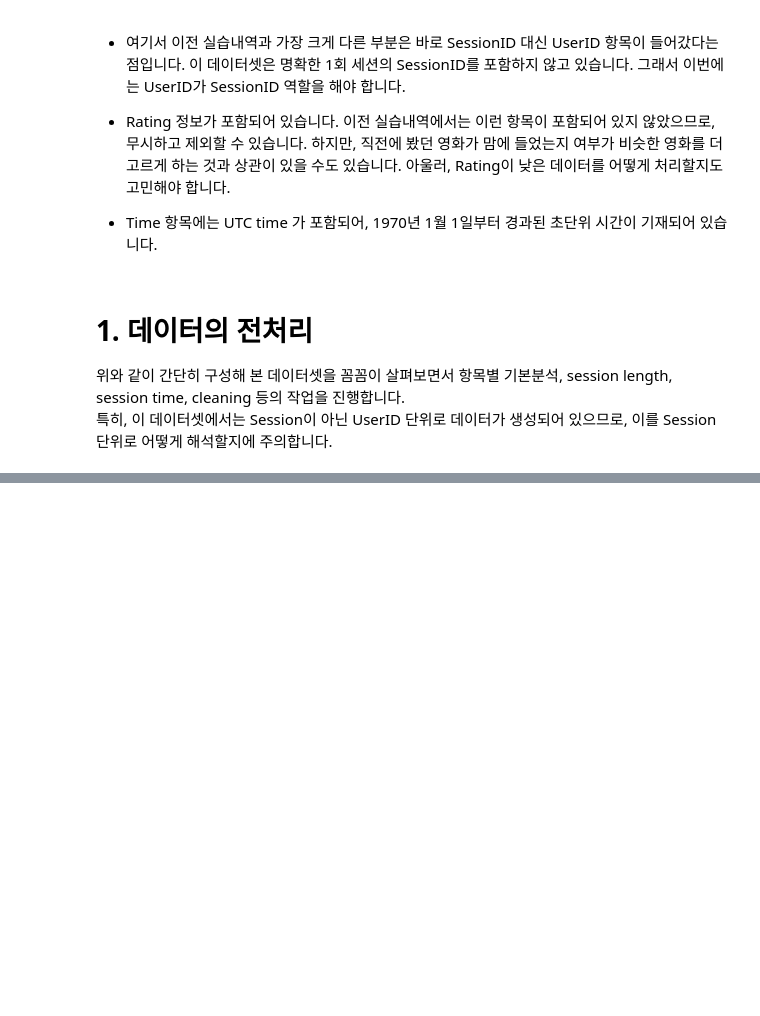
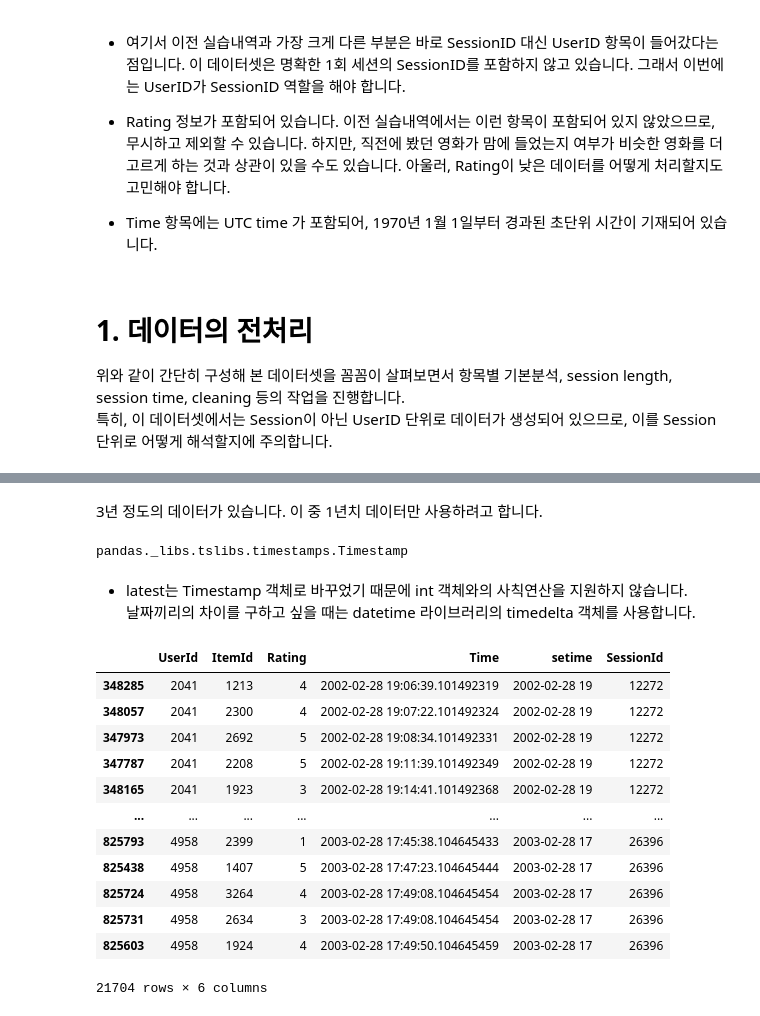
Before and after one commit to seungmiya13/LMS-Exploration, a Jupyter notebook: E12/Movielens_SBR.ipynb, the cells around one changed output, grey strips where cells are left out. Saved outputs shown, nothing was run; the diff lists cells and outputs as text; code cells hidden in the pictures; blank space fills up the shorter version.

```diff
--- a/E12/Movielens_SBR.ipynb
+++ b/E12/Movielens_SBR.ipynb
@@ -98,0 +319,9 @@ data
+# %%
+from datetime import datetime
+import time
+
+data['Time'] = data['Time'].apply(lambda x : pd.to_datetime(x))
+# %%
+oldest, latest = data['Time'].min(), data['Time'].max()
+print(oldest)
+print(latest)
@@ -98,0 +331,27 @@ data
+# %% [markdown]
+3년 정도의 데이터가 있습니다. 이 중 1년치 데이터만 사용하려고 합니다.
+# %%
+type(latest)
+# %% [output]
+pandas._libs.tslibs.timestamps.Timestamp
+# %% [markdown]
+- latest는 Timestamp 객체로 바꾸었기 때문에 int 객체와의 사칙연산을 지원하지 않습니다.
+    날짜끼리의 차이를 구하고 싶을 때는 datetime 라이브러리의 timedelta 객체를 사용합니다.
+# %%
+month_ago = latest - dt.timedelta(365)  # 최종 날짜로부터 365일 이전 날짜를 구한다.
+data = data[data['Time'] > month_ago]   # 방금 구한 날짜 이후의 데이터만 모은다.
+data.sort_values(['Time', 'SessionId'])
+# %% [output]
+|  | UserId | ItemId | Rating | Time | setime | SessionId |
+| 348285 | 2041 | 1213 | 4 | 2002-02-28 19:06:39.101492319 | 2002-02-28 19 | 12272 |
+| 348057 | 2041 | 2300 | 4 | 2002-02-28 19:07:22.101492324 | 2002-02-28 19 | 12272 |
+| 347973 | 2041 | 2692 | 5 | 2002-02-28 19:08:34.101492331 | 2002-02-28 19 | 12272 |
+| 347787 | 2041 | 2208 | 5 | 2002-02-28 19:11:39.101492349 | 2002-02-28 19 | 12272 |
+| 348165 | 2041 | 1923 | 3 | 2002-02-28 19:14:41.101492368 | 2002-02-28 19 | 12272 |
+| ... | ... | ... | ... | ... | ... | ... |
+| 825793 | 4958 | 2399 | 1 | 2003-02-28 17:45:38.104645433 | 2003-02-28 17 | 26396 |
+| 825438 | 4958 | 1407 | 5 | 2003-02-28 17:47:23.104645444 | 2003-02-28 17 | 26396 |
+| 825724 | 4958 | 3264 | 4 | 2003-02-28 17:49:08.104645454 | 2003-02-28 17 | 26396 |
+| 825731 | 4958 | 2634 | 3 | 2003-02-28 17:49:08.104645454 | 2003-02-28 17 | 26396 |
+| 825603 | 4958 | 1924 | 4 | 2003-02-28 17:49:50.104645459 | 2003-02-28 17 | 26396 |
+21704 rows × 6 columns
```
Also changed, not shown: parts of 34 cells of this notebook.
